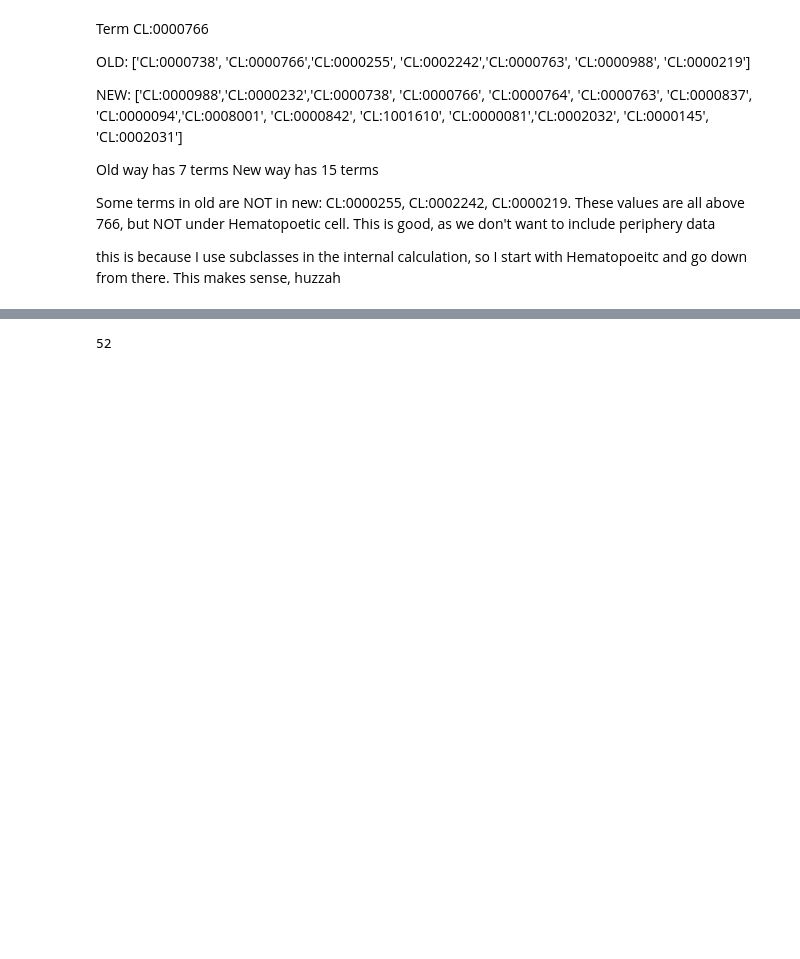
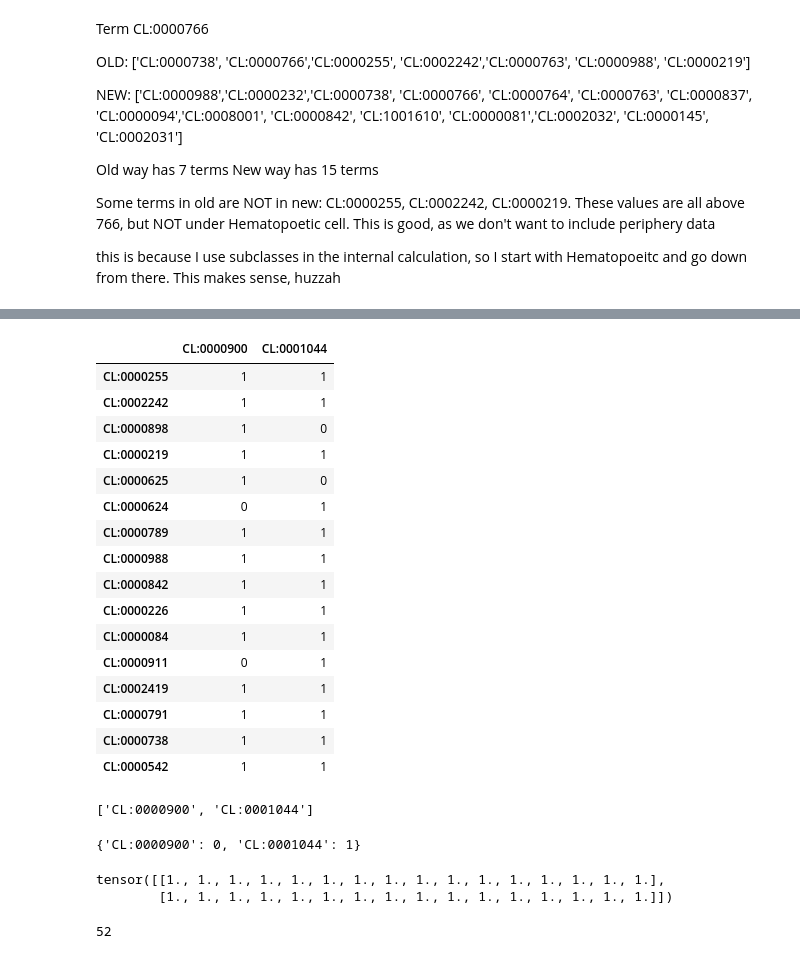
Before and after one commit to joshfuchs/McCells, a Jupyter notebook: cell_classification.ipynb, the cells around one changed output, grey strips where cells are left out. Drawn from its saved outputs; the diff is of its cells as text; code cells hidden in the pictures; blank space fills up the shorter version.

Commit message:
start new parent tensor calc

```diff
--- a/cell_classification.ipynb
+++ b/cell_classification.ipynb
@@ -1213,0 +1219,28 @@ There are 33613 cells in the training set and 8404 cells in the validation set,
+# %%
+ontology_df
+# %% [output]
+|  | CL:0000900 | CL:0001044 |
+| CL:0000255 | 1 | 1 |
+| CL:0002242 | 1 | 1 |
+| CL:0000898 | 1 | 0 |
+| CL:0000219 | 1 | 1 |
+| CL:0000625 | 1 | 0 |
+| CL:0000624 | 0 | 1 |
+| CL:0000789 | 1 | 1 |
+| CL:0000988 | 1 | 1 |
+| CL:0000842 | 1 | 1 |
+| CL:0000226 | 1 | 1 |
+| CL:0000084 | 1 | 1 |
+| CL:0000911 | 0 | 1 |
+| CL:0002419 | 1 | 1 |
+| CL:0000791 | 1 | 1 |
+| CL:0000738 | 1 | 1 |
+| CL:0000542 | 1 | 1 |
+# %%
+leaf_values
+# %% [output]
+['CL:0000900', 'CL:0001044']
+# %%
+mapping_dict
+# %% [output]
+{'CL:0000900': 0, 'CL:0001044': 1}
@@ -1214,3 +1258,8 @@ There are 33613 cells in the training set and 8404 cells in the validation set,
+# %%
+cell_parents_to_include
+# %% [output]
+tensor([[1., 1., 1., 1., 1., 1., 1., 1., 1., 1., 1., 1., 1., 1., 1., 1.],
+        [1., 1., 1., 1., 1., 1., 1., 1., 1., 1., 1., 1., 1., 1., 1., 1.]])
 # %%
 # save the x_data scipy sparse matrix
 sparse.save_npz('x_data_5Dec.npz',x_data)
```
Also changed, not shown: parts of 8 cells of this notebook.
